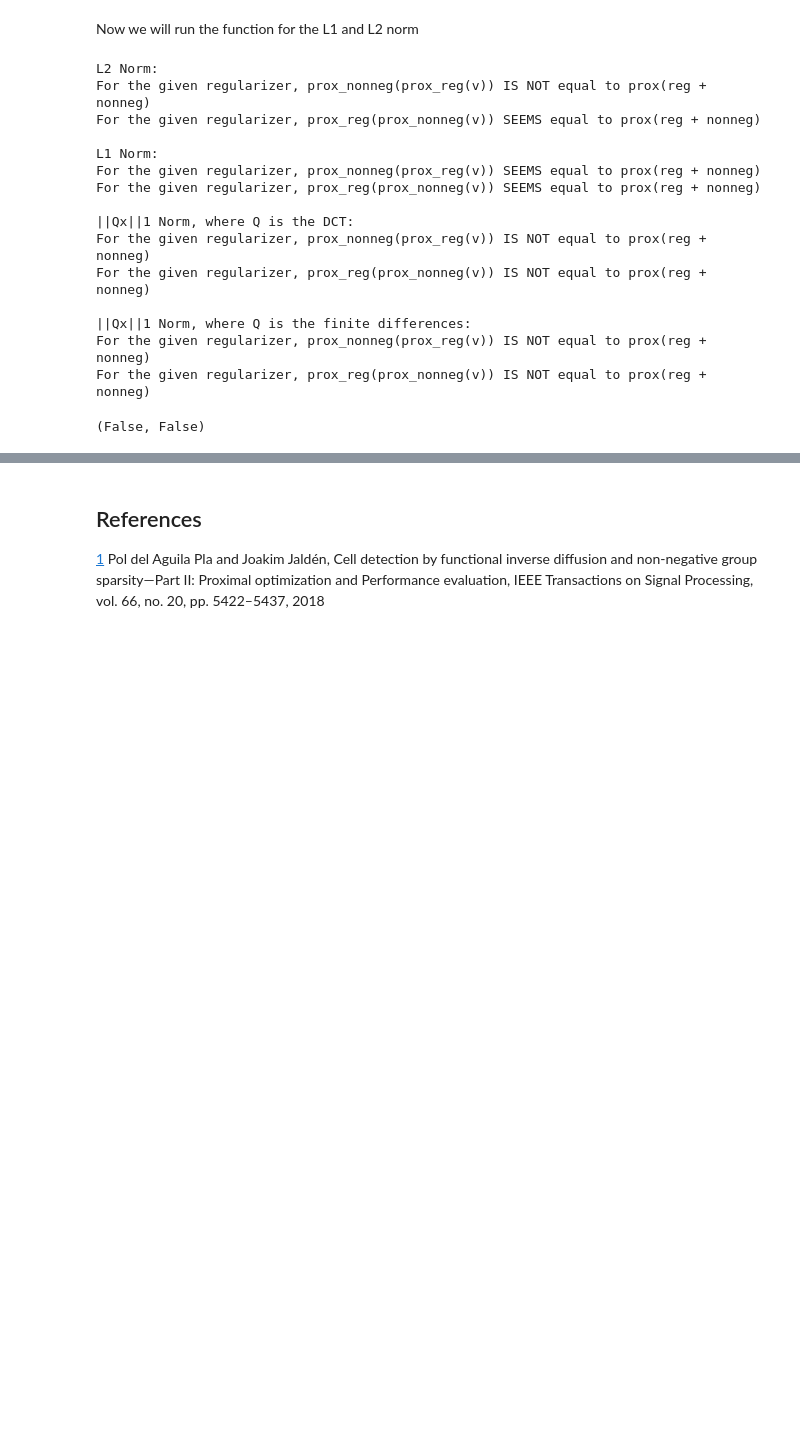
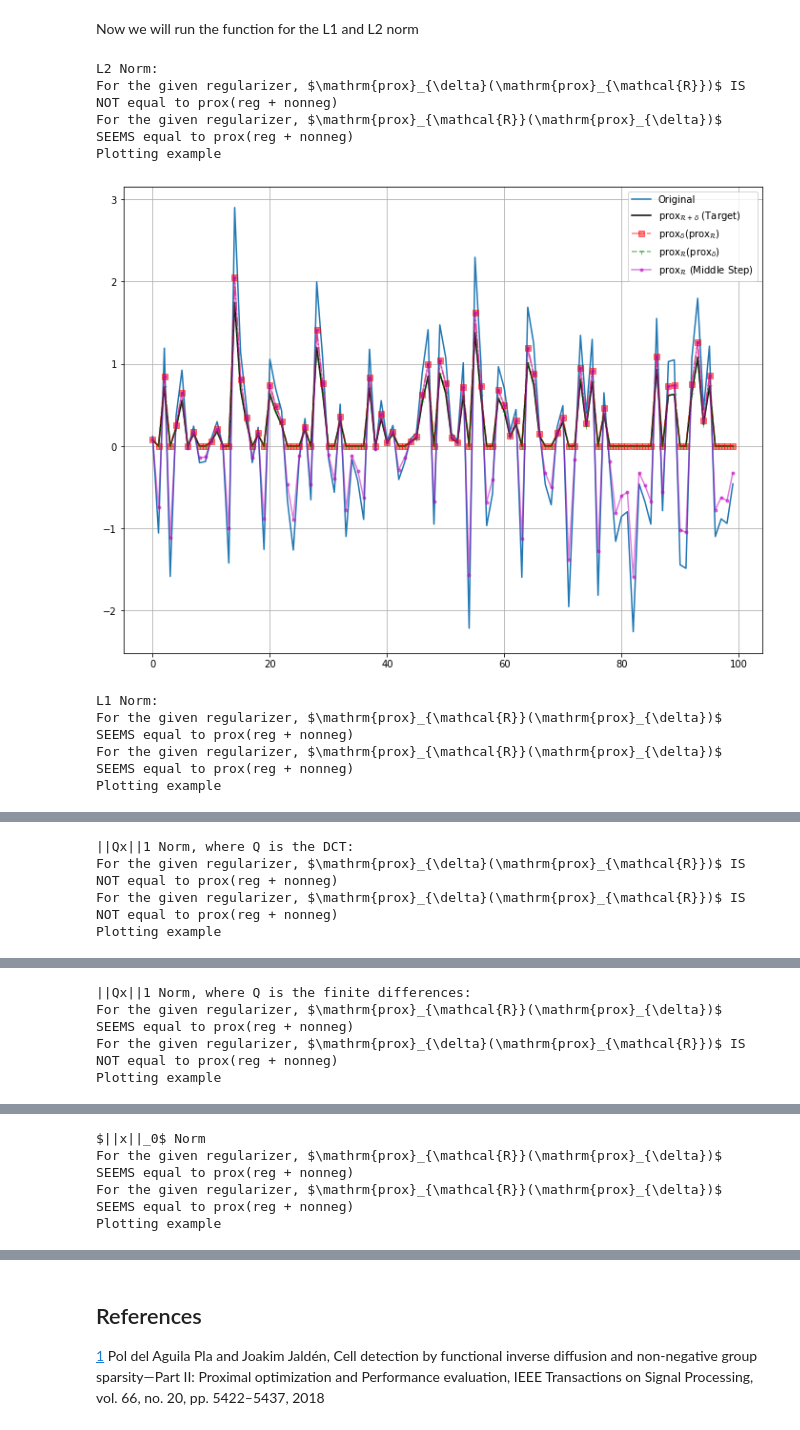
Before and after one commit to Alejandro-1996/ProximalOperatorsProject, a Jupyter notebook: code/Main.ipynb, the cells around one changed output, grey strips where cells are left out. Saved outputs shown, nothing was run; the diff lists cells and outputs as text; code cells hidden in the pictures; blank space fills up the shorter version.

Commit message:
Fixed bugs - Confirmed test on ||Finite Differences x||1, - Added plotting and uniform distribution option - Added minimization of L0 norm

```diff
--- a/code/Main.ipynb
+++ b/code/Main.ipynb
@@ -348,9 +346,10 @@ def DCT_l1_plus_nonneg(v, lamb):
     x = cp.Variable(n, nonneg = True)
     # Define de the cost function
     obj = cp.norm(DCT@x, 1) + cp.sum_squares(x - v)/(2*lamb)
-
+#     obj = cp.norm(scipy.fftpack.dct(x), 1) + cp.sum_squares(x - v)/(2*lamb)
+#     DCT@x == scipy.fftpack.dct(x)
     prob = cp.Problem(cp.Minimize(obj))
     prob.solve()
 
-    return prob.value
+    return x.value
 # %% [markdown]
@@ -445,3 +455,27 @@ def Q_L2_plus_nonneg_prox(v, lamb):
+# %%
+def l0_prox(x, lamb):
+    x[np.absolute(x) < np.sqrt(2*lamb)] = 0
+    return x
+# %%
+def l0_plus_nonneg_prox(v, lamb):
+
+    # Get dimension of v
+    n = len(v)
+
+    # Define variable
+    x = cp.Variable(n, nonneg = True)
+    # Define de the cost function
+    ########################## Buscar si soporta NumPy functions, ScipY, etc... ########
+    obj = cp.norm((x), 0) + cp.sum_squares(x - v)/(2*lamb)
+
+    prob = cp.Problem(cp.Minimize(obj))
+    prob.solve()
+
+    return x.value
+
+def l0_plus_nonneg_prox(x, lamb):
+    x[x < np.sqrt(2*lamb)] = 0
+    return x
 # %% [markdown]
 # <a name = 'Eval'></a> Evaluation
 
@@ -468,27 +502,24 @@ $\mathrm{prox}_{L^2 + \delta_{\rm I\!R_+^N }} == \mathrm{prox}_{\delta_{\rm I\!R
 Now we will run the function for the L1 and L2 norm
 # %%
 print('L2 Norm:')
-proximal.evaluate(l2_prox, l2_plus_nonneg_prox, n = 100, shape = (100,), mean = 0, sigma = 1, lamb = 3)
+proximal.evaluate(l2_prox, l2_plus_nonneg_prox, n=100, size=(100,), mean=0, sigma=1, lamb=3, plot=True )
 print('\nL1 Norm:')
-proximal.evaluate(l1_prox, l1_plus_nonneg_prox, n = 100, shape = (100,), mean = 0, sigma = 1, lamb = 3)
+proximal.evaluate(l1_prox, l1_plus_nonneg_prox, n=100, size=(100,), mean=0, sigma=1, lamb=1, plot=True )
 print('\n||Qx||1 Norm, where Q is the DCT:')
-proximal.evaluate(DCT_l1_prox, DCT_l1_plus_nonneg, n = 100, shape = (100,), mean = 0, sigma = 1, lamb = 3)
+proximal.evaluate(DCT_l1_prox, DCT_l1_plus_nonneg, n=100, size=(100,), mean=0, sigma=1, lamb=0.1, plot=True )
 print('\n||Qx||1 Norm, where Q is the finite differences:')
-proximal.evaluate(Q_L2_prox, Q_L2_plus_nonneg_prox, n = 100, shape = (100,), mean = 0, sigma = 1, lamb = 3)
+proximal.evaluate(Q_L1_prox, Q_L1_plus_nonneg_prox, n=10, size=(50,), mean=0, sigma=1, lamb=0.5, plot = True,
+                  rtol=1e-2, atol=1e-3)
+print('\n$||x||_0$ Norm')
+proximal.evaluate(l0_prox, l0_plus_nonneg_prox, n=10, size=(50,), mean=0, sigma=1, lamb=1, plot = True,
+                  rtol=1e-2, atol=1e-3)
 # %% [output]
 L2 Norm:
-For the given regularizer, prox_nonneg(prox_reg(v)) IS NOT equal to prox(reg + nonneg)
-For the given regularizer, prox_reg(prox_nonneg(v)) SEEMS equal to prox(reg + nonneg)
-
-L1 Norm:
-For the given regularizer, prox_nonneg(prox_reg(v)) SEEMS equal to prox(reg + nonneg)
-For the given regularizer, prox_reg(prox_nonneg(v)) SEEMS equal to prox(reg + nonneg)
-
-||Qx||1 Norm, where Q is the DCT:
-For the given regularizer, prox_nonneg(prox_reg(v)) IS NOT equal to prox(reg + nonneg)
-For the given regularizer, prox_reg(prox_nonneg(v)) IS NOT equal to prox(reg + nonneg)
-
-||Qx||1 Norm, where Q is the finite differences:
-For the given regularizer, prox_nonneg(prox_reg(v)) IS NOT equal to prox(reg + nonneg)
-For the given regularizer, prox_reg(prox_nonneg(v)) IS NOT equal to prox(reg + nonneg)
+For the given regularizer, $\mathrm{prox}_{\delta}(\mathrm{prox}_{\mathcal{R}})$ IS NOT equal to prox(reg + nonneg)
+For the given regularizer, $\mathrm{prox}_{\mathcal{R}}(\mathrm{prox}_{\delta})$ SEEMS equal to prox(reg + nonneg)
+Plotting example
+[figure, added]
-(False, False)
+L1 Norm:
+For the given regularizer, $\mathrm{prox}_{\mathcal{R}}(\mathrm{prox}_{\delta})$ SEEMS equal to prox(reg + nonneg)
+For the given regularizer, $\mathrm{prox}_{\mathcal{R}}(\mathrm{prox}_{\delta})$ SEEMS equal to prox(reg + nonneg)
+Plotting example
@@ -494,0 +527,4 @@ For the given regularizer, prox_reg(prox_nonneg(v)) IS NOT equal to prox(reg + n
+||Qx||1 Norm, where Q is the DCT:
+For the given regularizer, $\mathrm{prox}_{\delta}(\mathrm{prox}_{\mathcal{R}})$ IS NOT equal to prox(reg + nonneg)
+For the given regularizer, $\mathrm{prox}_{\delta}(\mathrm{prox}_{\mathcal{R}})$ IS NOT equal to prox(reg + nonneg)
+Plotting example
@@ -494,0 +532,4 @@ For the given regularizer, prox_reg(prox_nonneg(v)) IS NOT equal to prox(reg + n
+||Qx||1 Norm, where Q is the finite differences:
+For the given regularizer, $\mathrm{prox}_{\mathcal{R}}(\mathrm{prox}_{\delta})$ SEEMS equal to prox(reg + nonneg)
+For the given regularizer, $\mathrm{prox}_{\delta}(\mathrm{prox}_{\mathcal{R}})$ IS NOT equal to prox(reg + nonneg)
+Plotting example
@@ -494,0 +537,4 @@ For the given regularizer, prox_reg(prox_nonneg(v)) IS NOT equal to prox(reg + n
+$||x||_0$ Norm
+For the given regularizer, $\mathrm{prox}_{\mathcal{R}}(\mathrm{prox}_{\delta})$ SEEMS equal to prox(reg + nonneg)
+For the given regularizer, $\mathrm{prox}_{\mathcal{R}}(\mathrm{prox}_{\delta})$ SEEMS equal to prox(reg + nonneg)
+Plotting example
```
Also changed, not shown: parts of 11 cells of this notebook, 4 other files.
